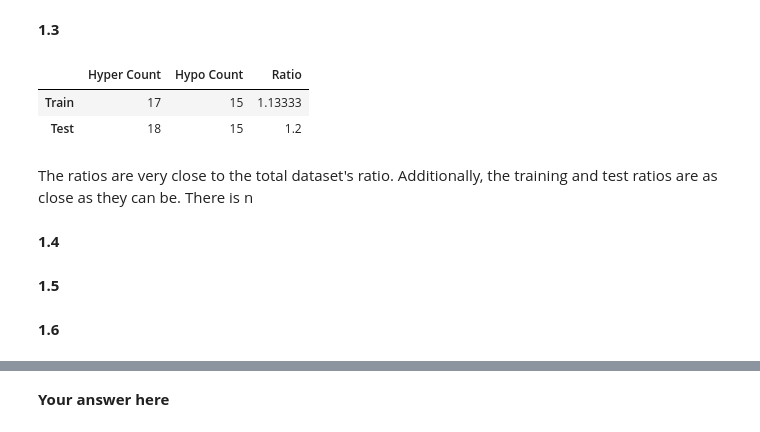
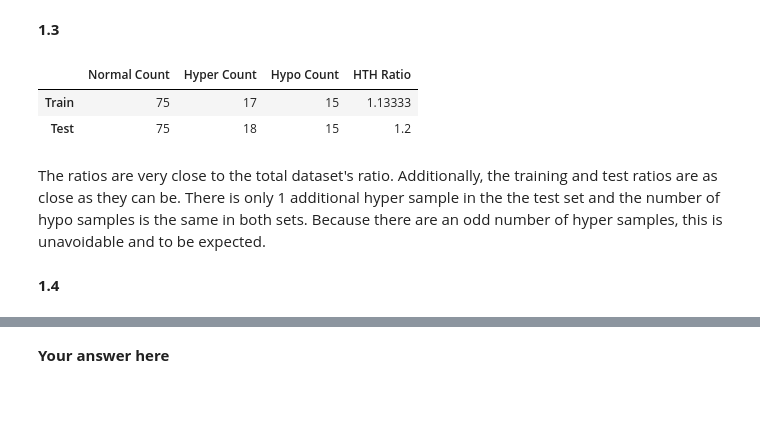
Before and after one commit to tmaounis/cs109a_hw7, a Jupyter notebook: cs109a_hw7.ipynb, the cells around one changed output, grey strips where cells are left out. Cells and saved outputs as stored; diff of their text form; code cells hidden in the pictures; blank space fills up the shorter version.

```diff
--- a/cs109a_hw7.ipynb
+++ b/cs109a_hw7.ipynb
@@ -138,24 +138,29 @@ The total ratio on the whole dataset is 1.17. If we had chosen one of these spli
 # %%
 data_train, data_test = train_test_split(df_thyroid, test_size=.5, stratify=df_thyroid.Diagnosis, random_state=99);
 # %%
+train_normal = len(data_train[data_train['Diagnosis']==1])
+test_normal = len(data_test[data_test['Diagnosis']==1])
 train_hyper = len(data_train[data_train['Diagnosis']==2])
 train_hypo = len(data_train[data_train['Diagnosis']==3])
 test_hyper = len(data_test[data_test['Diagnosis']==2])
 test_hypo = len(data_test[data_test['Diagnosis']==3])
 
-hyper_hypo = pd.DataFrame(columns=["Hyper Count", "Hypo Count", "Ratio"],index=["Train", "Test"])
+hyper_hypo = pd.DataFrame(columns=["Normal Count", "Hyper Count", "Hypo Count", "HTH Ratio"],
+                          index=["Train", "Test"])
+hyper_hypo.loc["Train"]["Normal Count"] = train_normal
+hyper_hypo.loc["Test"]["Normal Count"] = test_normal
 hyper_hypo.loc["Train"]["Hyper Count"] = train_hyper
 hyper_hypo.loc["Test"]["Hyper Count"] = test_hyper
 hyper_hypo.loc["Train"]["Hypo Count"] = train_hypo
 hyper_hypo.loc["Test"]["Hypo Count"] = test_hypo
-hyper_hypo.loc["Train"]["Ratio"] = train_hyper/train_hypo
-hyper_hypo.loc["Test"]["Ratio"] = test_hyper/test_hypo
+hyper_hypo.loc["Train"]["HTH Ratio"] = train_hyper/train_hypo
+hyper_hypo.loc["Test"]["HTH Ratio"] = test_hyper/test_hypo
 hyper_hypo
 # %% [output]
-|  | Hyper Count | Hypo Count | Ratio |
-| Train | 17 | 15 | 1.13333 |
-| Test | 18 | 15 | 1.2 |
+|  | Normal Count | Hyper Count | Hypo Count | HTH Ratio |
+| Train | 75 | 17 | 15 | 1.13333 |
+| Test | 75 | 18 | 15 | 1.2 |
 # %% [markdown]
-The ratios are very close to the total dataset's ratio. Additionally, the training and test ratios are as close as they can be. There is n
+The ratios are very close to the total dataset's ratio. Additionally, the training and test ratios are as close as they can be. There is only 1 additional hyper sample in the the test set and the number of hypo samples is the same in both sets. Because there are an odd number of hyper samples, this is unavoidable and to be expected.
 # %% [markdown]
 **1.4**
@@ -164,2 +166,0 @@ The ratios are very close to the total dataset's ratio. Additionally, the traini
-# %% [markdown]
-**1.5**
@@ -168,2 +166,0 @@ The ratios are very close to the total dataset's ratio. Additionally, the traini
-# %% [markdown]
-**1.6**
```
Also changed, not shown: parts of 14 cells of this notebook.
